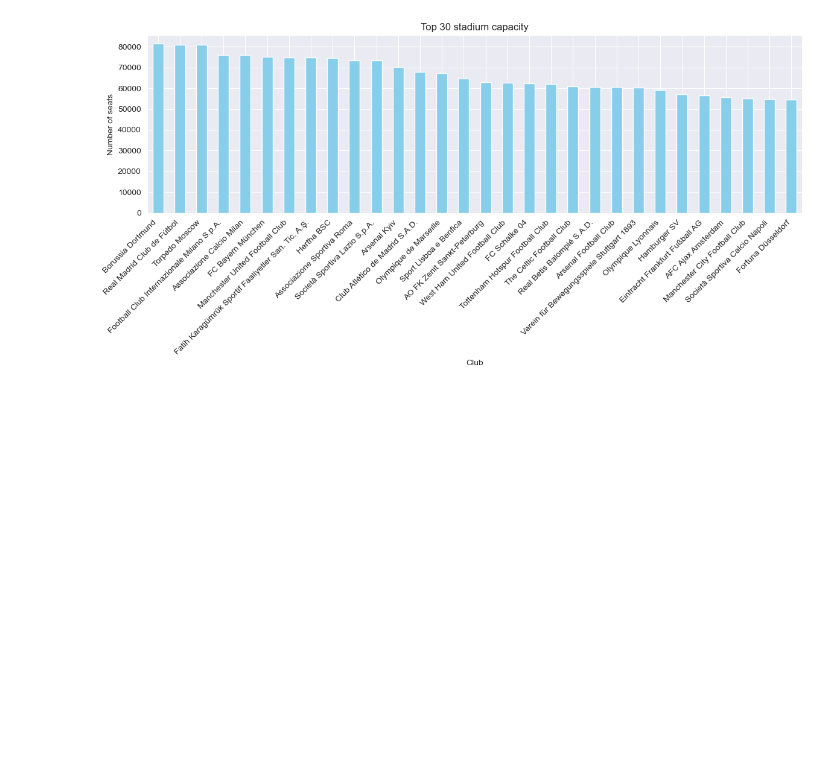
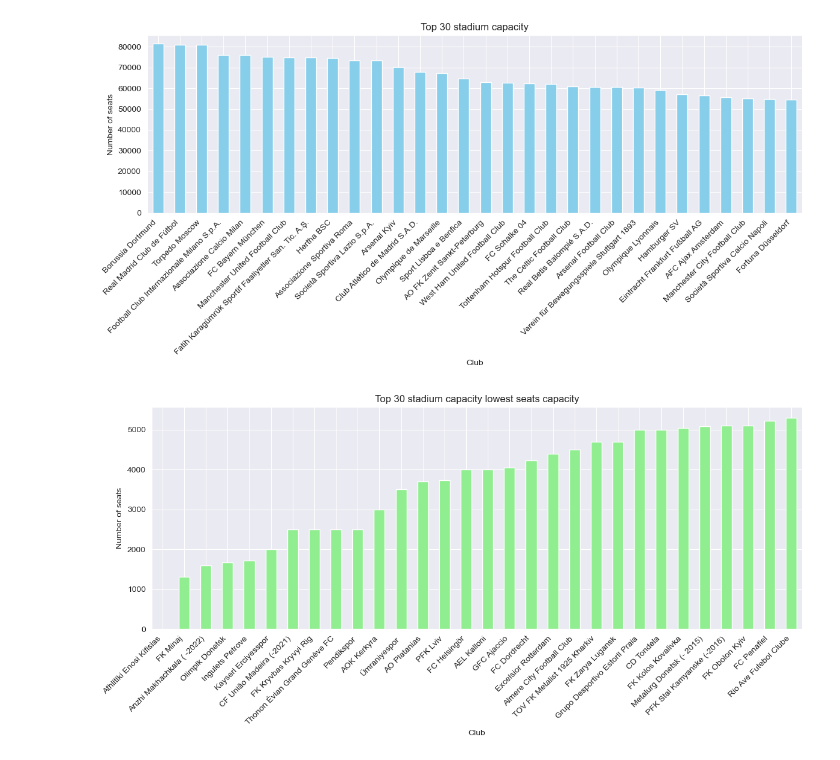
Before and after one commit to Edmi6163/Data_Analysis_part, a Jupyter notebook: src/clubs.ipynb, the cells around one changed output. Cells and saved outputs as stored; diff of their text form; code cells hidden in the pictures; blank space fills up the shorter version.

Commit message:
Update ,new Clubs graph

```diff
--- a/src/clubs.ipynb
+++ b/src/clubs.ipynb
@@ -80,3 +78,20 @@ plt.tight_layout()
 plt.show()
 # %% [output]
 [figure]
+# %%
+min_seats_per_team = clubs_df.groupby('name')['stadium_seats'].min()
+
+min_seats_per_team = min_seats_per_team.sort_values(ascending=True)
+
+top_stadiums = min_seats_per_team.head(30)
+
+plt.figure(figsize=(12, 6))
+top_stadiums.plot(kind='bar', color='lightgreen')
+plt.title('Top 30 stadium capacity lowest seats capacity')
+plt.xlabel('Club')
+plt.ylabel('Number of seats')
+plt.xticks(rotation=45, ha='right')
+plt.tight_layout()
+plt.show()
+# %% [output]
+[figure, added]
```
Also changed, not shown: parts of 2 cells of this notebook.
